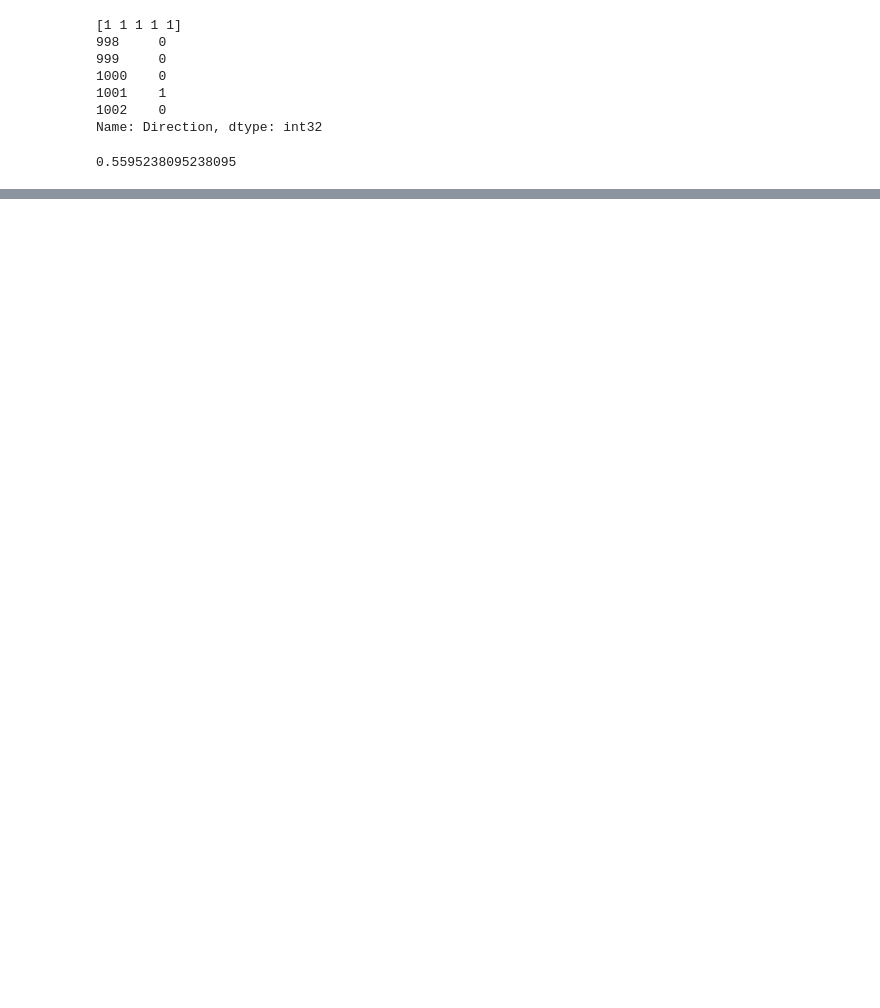
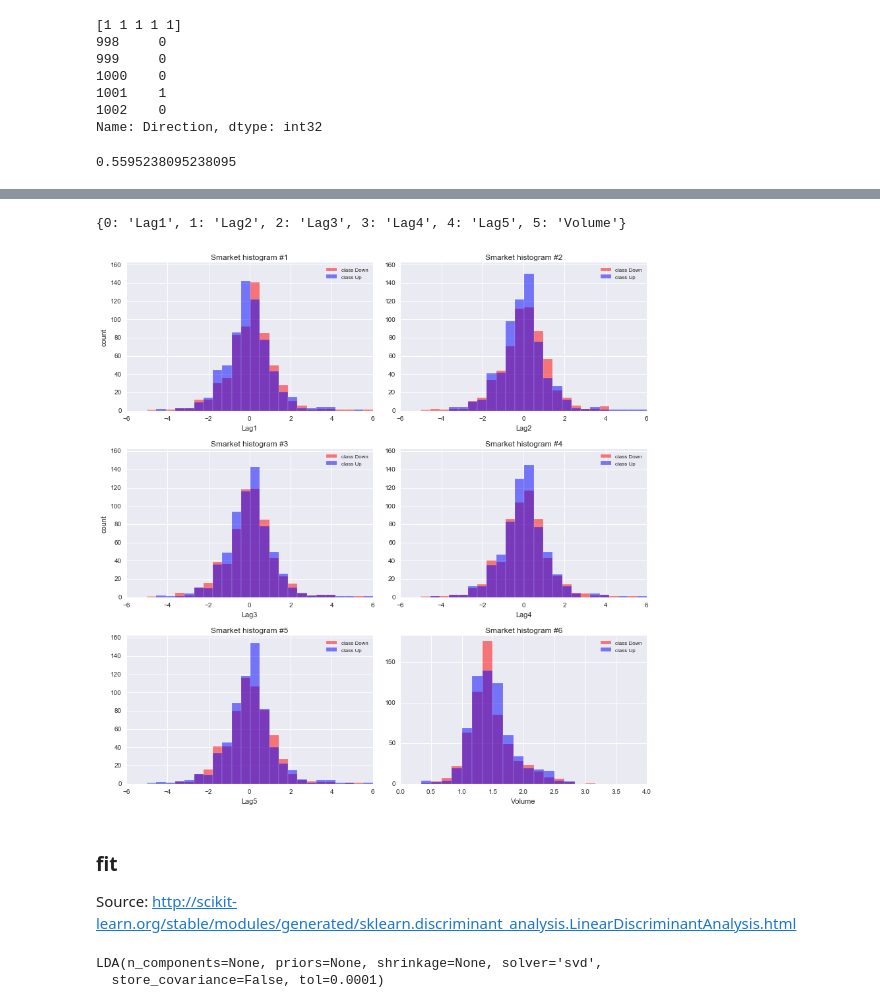
Before and after one commit to GucciTheCarpenter/ISLR_labs, a Jupyter notebook: ch04_Classification/classification.ipynb, the cells around one changed output, grey strips where cells are left out. Saved outputs shown, nothing was run; the diff lists cells and outputs as text; code cells hidden in the pictures; blank space fills up the shorter version.

Commit message:
python class comp

```diff
--- a/ch04_Classification/classification.ipynb
+++ b/ch04_Classification/classification.ipynb
@@ -478,0 +564,16 @@ np.mean((y_pred == y_test).astype(int))
+# %%
+X = Smarket.loc[:,'Lag1':'Volume'].values
+y = Smarket.Direction.values
+# %%
+enc = LabelEncoder()
+label_encoder = enc.fit(y)
+y = label_encoder.transform(y)
+# %%
+label_dict = {1: 'Up', 0: 'Down'}
+# %%
+feature_dict = {i:label for i,label in zip(
+                range(7),
+                  Smarket.columns[1:7])}
+feature_dict
+# %% [output]
+{0: 'Lag1', 1: 'Lag2', 2: 'Lag3', 3: 'Lag4', 4: 'Lag5', 5: 'Volume'}
@@ -478,0 +582,51 @@ np.mean((y_pred == y_test).astype(int))
+# %%
+###
+### Source: http://sebastianraschka.com/Articles/2014_python_lda.html
+###
+
+fig, axes = plt.subplots(nrows=3, ncols=2, figsize=(12,12))
+
+for ax,cnt in zip(axes.ravel(), range(8)):
+
+    # set bin sizes
+    min_b = math.floor(np.min(X[:,cnt]))
+    max_b = math.ceil(np.max(X[:,cnt]))
+    bins = np.linspace(min_b, max_b, 25)
+
+    # plotting the histograms
+    for lab,col in zip(range(2), ('red', 'blue')):
+        ax.hist(X[y==lab, cnt],
+                color=col,
+                label='class %s' % label_dict[lab],
+                bins=bins,
+                alpha=0.5,)
+    ylims = ax.get_ylim()
+
+    # plot annotation
+    leg = ax.legend(loc='upper right', fancybox=True, fontsize=8)
+    leg.get_frame().set_alpha(0.5)
+    ax.set_ylim([0, max(ylims)+2])
+    ax.set_xlabel(feature_dict[cnt])
+    ax.set_title('Smarket histogram #%s' %str(cnt+1))
+
+    # hide axis ticks
+    ax.tick_params(axis="both", which="both", bottom="off", top="off",
+            labelbottom="on", left="off", right="off", labelleft="on")
+
+    # remove axis spines
+    ax.spines["top"].set_visible(False)
+    ax.spines["right"].set_visible(False)
+    ax.spines["bottom"].set_visible(False)
+    ax.spines["left"].set_visible(False)
+
+axes[0][0].set_ylabel('count')
+axes[1][0].set_ylabel('count')
+
+fig.tight_layout()
+
+plt.show()
+# %% [output]
+[figure, added]
+# %% [markdown]
+### fit
+Source: http://scikit-learn.org/stable/modules/generated/sklearn.discriminant_analysis.LinearDiscriminantAnalysis.html
@@ -478,0 +640,5 @@ np.mean((y_pred == y_test).astype(int))
+# %%
+clf.fit(X,y)
+# %% [output]
+LDA(n_components=None, priors=None, shrinkage=None, solver='svd',
+  store_covariance=False, tol=0.0001)
```
Also changed, not shown: parts of 34 cells of this notebook.
